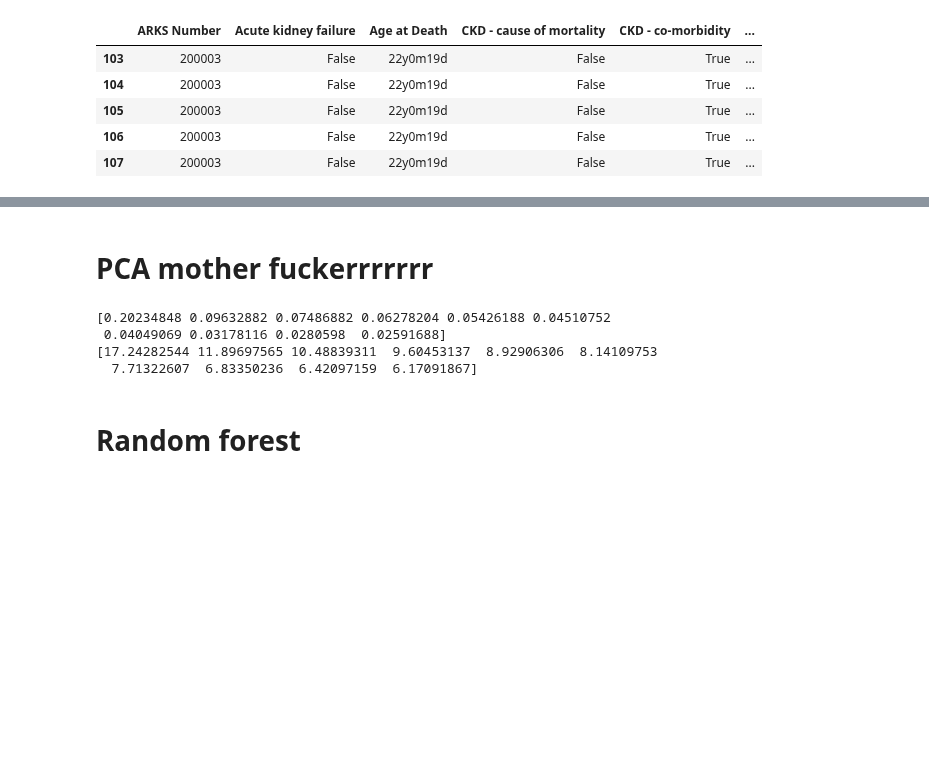
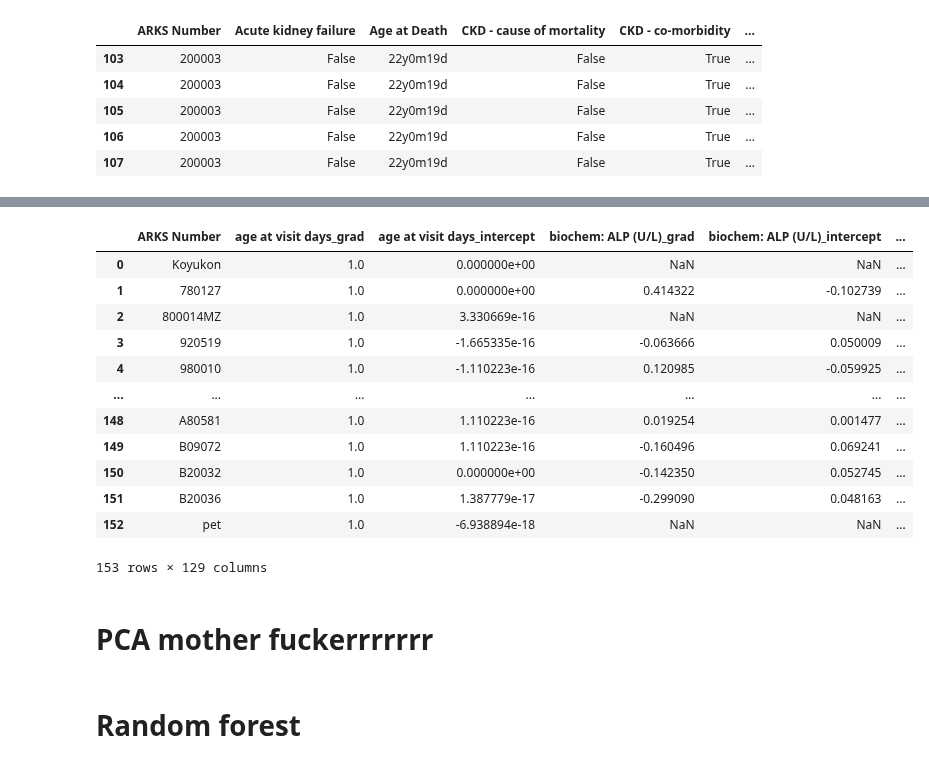
Before and after one commit to ruthpearson/CatHack, a Jupyter notebook: big_cats/GROUP_imputation.ipynb, the cells around one changed output, grey strips where cells are left out. Drawn from its saved outputs; the diff is of its cells as text; code cells hidden in the pictures; blank space fills up the shorter version.

Commit message:
made the grad, intercept linear fit features

```diff
--- a/big_cats/GROUP_imputation.ipynb
+++ b/big_cats/GROUP_imputation.ipynb
@@ -510,7 +511,7 @@ data_scaled.sort_values(['ARKS Number', 'Date']).head()
 cols_we_want = list(data_scaled.select_dtypes(include=['float', 'int']).columns)
 cols_we_want.remove('num visits')
 cols_we_want.remove('num key features missing')
-#cols_we_want.remove('Age at Death days')
+cols_we_want.remove('Age at Death days')
 cols_we_want
 # %% [output]
 ['haem: RBC (x 10^12/L)',
@@ -569,0 +534,49 @@ df
+# %%
+from sklearn.linear_model import LinearRegression
+
+feature_df = pd.DataFrame()
+cats = data_scaled['ARKS Number'].unique()
+
+
+for cat in cats:
+    cat_data = data_scaled[data_scaled['ARKS Number'] == cat]
+    gradient_dict = {}
+    gradient_dict['ARKS Number'] = cat
+
+    for col in cols_we_want:
+        # drop nans
+        cat_data_subset = cat_data.dropna(subset = [col])
+        # check for 2 values
+        if len(cat_data_subset) >= 2:
+            # do the linear fit
+            X = cat_data_subset['age at visit days'].values.reshape(-1, 1)
+            y = cat_data_subset[col].values.reshape(-1, 1)
+            reg = LinearRegression().fit(X, y)
+            grad = reg.coef_
+            intercept = reg.intercept_
+            gradient_dict[col + '_grad'] = grad[0][0]
+            gradient_dict[col + '_intercept'] = intercept[0]
+
+        else:
+            # set gradient to nan
+            gradient_dict[col + '_grad'] = np.nan
+            gradient_dict[col + '_intercept'] = np.nan
+
+    # add this cat to the df
+    feature_df = feature_df.append(gradient_dict, ignore_index = True)
+# %%
+feature_df
+# %% [output]
+|  | ARKS Number | age at visit days_grad | age at visit days_intercept | biochem: ALP (U/L)_grad | biochem: ALP (U/L)_intercept | ... |
+| 0 | Koyukon | 1.0 | 0.000000e+00 | NaN | NaN | ... |
+| 1 | 780127 | 1.0 | 0.000000e+00 | 0.414322 | -0.102739 | ... |
+| 2 | 800014MZ | 1.0 | 3.330669e-16 | NaN | NaN | ... |
+| 3 | 920519 | 1.0 | -1.665335e-16 | -0.063666 | 0.050009 | ... |
+| 4 | 980010 | 1.0 | -1.110223e-16 | 0.120985 | -0.059925 | ... |
+| ... | ... | ... | ... | ... | ... | ... |
+| 148 | A80581 | 1.0 | 1.110223e-16 | 0.019254 | 0.001477 | ... |
+| 149 | B09072 | 1.0 | 1.110223e-16 | -0.160496 | 0.069241 | ... |
+| 150 | B20032 | 1.0 | 0.000000e+00 | -0.142350 | 0.052745 | ... |
+| 151 | B20036 | 1.0 | 1.387779e-17 | -0.299090 | 0.048163 | ... |
+| 152 | pet | 1.0 | -6.938894e-18 | NaN | NaN | ... |
+153 rows × 129 columns
@@ -588,11 +605,6 @@ pca.fit(X_train)
 PCA(n_components=2)
 print(pca.explained_variance_ratio_)
 print(pca.singular_values_)
-# %% [output]
-[0.20234848 0.09632882 0.07486882 0.06278204 0.05426188 0.04510752
- 0.04049069 0.03178116 0.0280598  0.02591688]
-[17.24282544 11.89697565 10.48839311  9.60453137  8.92906306  8.14109753
-  7.71322607  6.83350236  6.42097159  6.17091867]
 # %% [markdown]
 # Random forest
 # %%
```
Also changed, not shown: parts of 13 cells of this notebook.
